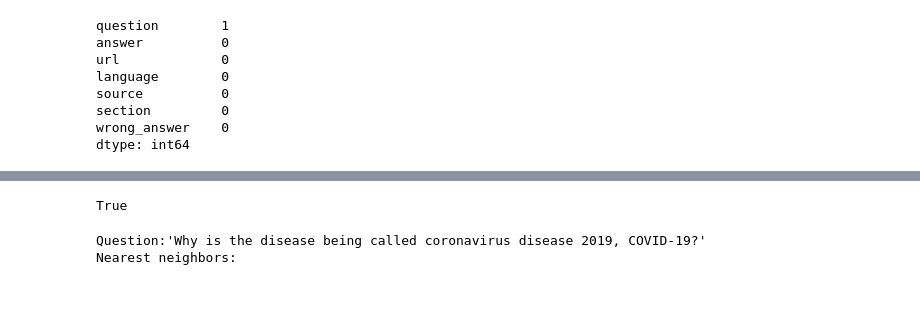
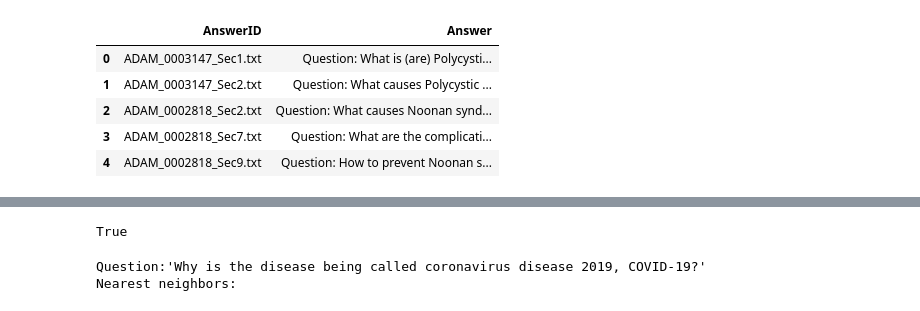
Before and after one commit to alizahidraja/Semantic-Search-AI-Hackathon, a Jupyter notebook: source.ipynb, the cells around one changed output, grey strips where cells are left out. Drawn from its saved outputs; the diff is of its cells as text; code cells hidden in the pictures.

```diff
--- a/source.ipynb
+++ b/source.ipynb
@@ -27,14 +29,3 @@ df.head()
 | 2 | 为什么有人会因为 COVID-19 而指责或躲避某些个人和群体（制... | 美国民众可能对住在或前往COVID-19传播地区的亲友感到担心焦虑... | https://chinese.cdc.gov/coronavir... | chinese | CDC | Frequently Asked Questions | 目前，没有证据表明COVID-19病毒会从宠物的皮肤或皮毛传播给人... |
 | 3 | 人们如何制止与 COVID-19 相关的污名化？ | 在注意到污名化正在发生的情况下，人们可以通过提供社会支持来对抗污名... | https://chinese.cdc.gov/coronavir... | chinese | CDC | Frequently Asked Questions | 洗手是保护您与您的家人远离疾病的最佳途径之一。经常用肥皂和水洗手2... |
 | 4 | 为何某些州的COVID-19病例数量有时与CDC网站上发布的数量有差别？ | CDC发布的总病例数量依照各辖区的确认程序得以验证。不同的地方所显... | https://chinese.cdc.gov/coronavir... | chinese | CDC | Frequently Asked Questions | \n\n与孩子的学校保持联系。\n\n很多学校提供网络课程（虚拟学... |
-# %%
-df.isnull().sum()
-# %% [output]
-question        1
-answer          0
-url             0
-language        0
-source          0
-section         0
-wrong_answer    0
-dtype: int64
@@ -47,0 +34,9 @@ embeds = co.embed(texts=list(df['question']),
+# %%
+df_qa.head()
+# %% [output]
+|  | AnswerID | Answer |
+| 0 | ADAM_0003147_Sec1.txt | Question: What is (are) Polycysti... |
+| 1 | ADAM_0003147_Sec2.txt | Question: What causes Polycystic ... |
+| 2 | ADAM_0002818_Sec2.txt | Question: What causes Noonan synd... |
+| 3 | ADAM_0002818_Sec7.txt | Question: What are the complicati... |
+| 4 | ADAM_0002818_Sec9.txt | Question: How to prevent Noonan s... |
```
Also changed, not shown: parts of 18 cells of this notebook, 1 other file.
